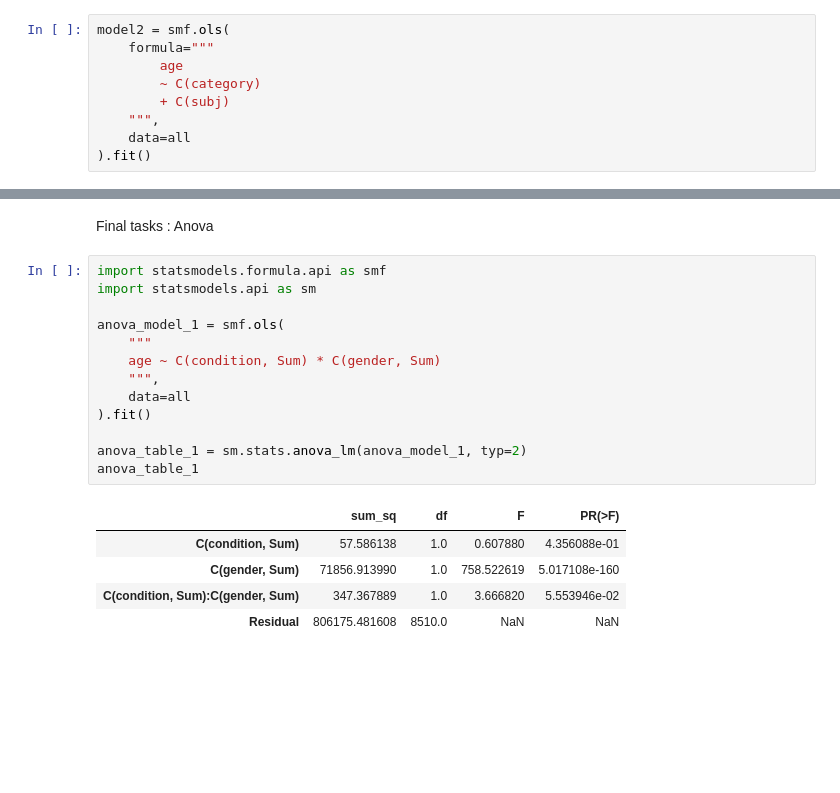
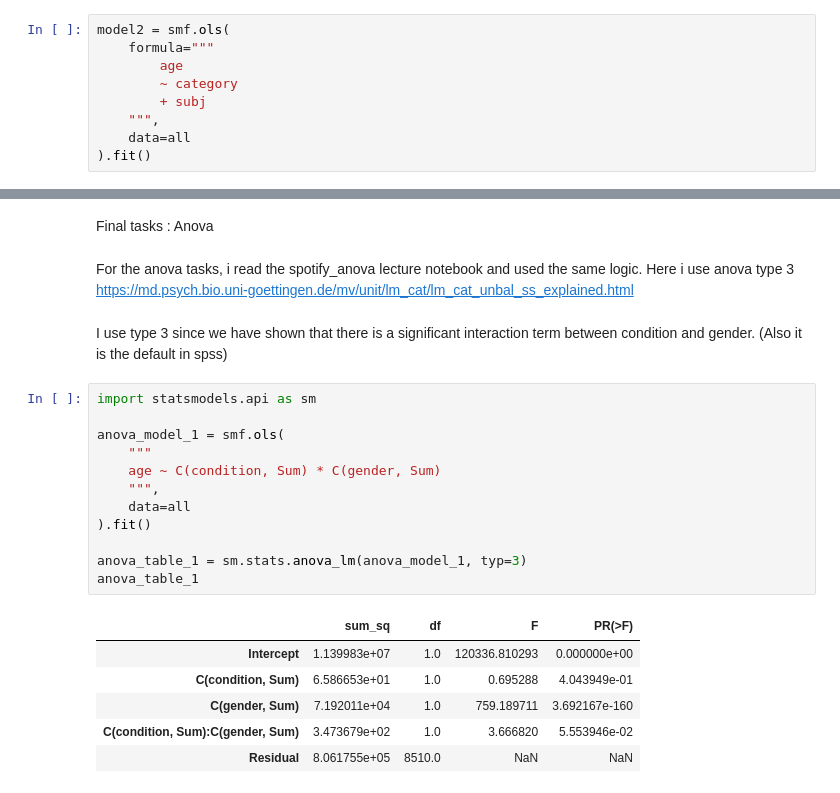
Before and after one commit to vassilismylo/Applied_ML, a Jupyter notebook: age_gender_distortion_ex2/age_gender_distortion_ex2.ipynb, the cells around one changed output, grey strips where cells are left out. Cells and saved outputs as stored; diff of their text form; blank space fills up the shorter version.

```diff
--- a/age_gender_distortion_ex2/age_gender_distortion_ex2.ipynb
+++ b/age_gender_distortion_ex2/age_gender_distortion_ex2.ipynb
@@ -807,8 +859,8 @@ Model 2
 model2 = smf.ols(
     formula="""
         age
-        ~ C(category)
-        + C(subj)
+        ~ category
+        + subj
     """,
     data=all
 ).fit()
@@ -936,21 +997,25 @@ Explain the result here
 # %% [markdown]
 Final tasks : Anova
+# %% [markdown]
+For the anova tasks, i read the spotify_anova lecture notebook and used the same logic. Here i use anova type 3 https://md.psych.bio.uni-goettingen.de/mv/unit/lm_cat/lm_cat_unbal_ss_explained.html
+# %% [markdown]
+I use type 3 since we have shown that there is a significant interaction term between condition and gender. (Also it is the default in spss)
 # %%
-import statsmodels.formula.api as smf
 import statsmodels.api as sm
 
 anova_model_1 = smf.ols(
     """
     age ~ C(condition, Sum) * C(gender, Sum)
     """,
     data=all
 ).fit()
 
-anova_table_1 = sm.stats.anova_lm(anova_model_1, typ=2)
+anova_table_1 = sm.stats.anova_lm(anova_model_1, typ=3)
 anova_table_1
 # %% [output]
 |  | sum_sq | df | F | PR(>F) |
-| C(condition, Sum) | 57.586138 | 1.0 | 0.607880 | 4.356088e-01 |
-| C(gender, Sum) | 71856.913990 | 1.0 | 758.522619 | 5.017108e-160 |
-| C(condition, Sum):C(gender, Sum) | 347.367889 | 1.0 | 3.666820 | 5.553946e-02 |
-| Residual | 806175.481608 | 8510.0 | NaN | NaN |
+| Intercept | 1.139983e+07 | 1.0 | 120336.810293 | 0.000000e+00 |
+| C(condition, Sum) | 6.586653e+01 | 1.0 | 0.695288 | 4.043949e-01 |
+| C(gender, Sum) | 7.192011e+04 | 1.0 | 759.189711 | 3.692167e-160 |
+| C(condition, Sum):C(gender, Sum) | 3.473679e+02 | 1.0 | 3.666820 | 5.553946e-02 |
+| Residual | 8.061755e+05 | 8510.0 | NaN | NaN |
```
Also changed, not shown: parts of 42 cells of this notebook, 14 other files.
